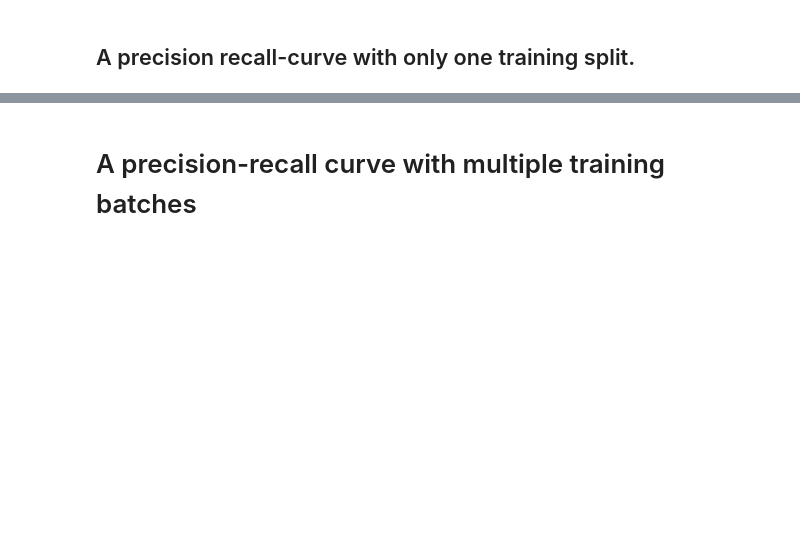
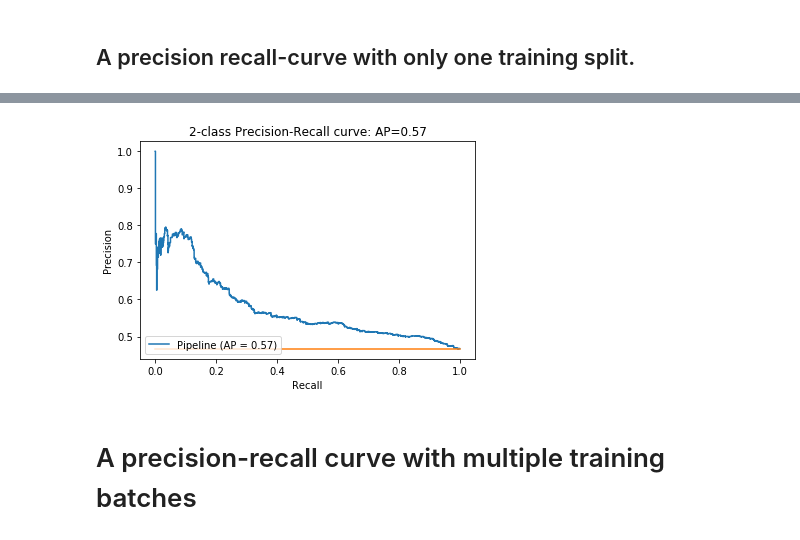
Before and after one commit to luisduque440/moneyManager, a Jupyter notebook: modeling/EDA_IBM_1min.ipynb, the cells around one changed output, grey strips where cells are left out. Drawn from its saved outputs; the diff is of its cells as text; code cells hidden in the pictures; blank space fills up the shorter version.

```diff
--- a/modeling/EDA_IBM_1min.ipynb
+++ b/modeling/EDA_IBM_1min.ipynb
@@ -112,0 +156,6 @@ plt.plot([0, 1], [base_rate, base_rate]);
+# %%
+## now lets do the same but predict when performance is going to be below median
+ytrain_neg = ~(ytrain)
+ytest_neg = ~(ytest)
+model = generatePipeline()
+model.fit(Xtrain, ytrain_neg)
@@ -113,3 +180,12 @@ plt.plot([0, 1], [base_rate, base_rate]);
+# %%
+base_rate = sum(ytest_neg)/len(ytest_neg)
+ypredicted_neg=model.predict_proba(Xtest)[:,1]
+average_precision = average_precision_score(ytest_neg, ypredicted_neg)
+disp = plot_precision_recall_curve(model, Xtest, ytest_neg)
+disp.ax_.set_title('2-class Precision-Recall curve: AP={0:0.2f}'.format(average_precision))
+plt.plot([0, 1], [base_rate, base_rate]);
+# %% [output]
+[figure, added]
 # %% [markdown]
 # A precision-recall curve with multiple training batches
 # %%
```
Also changed, not shown: parts of 15 cells of this notebook, 3 other files.
